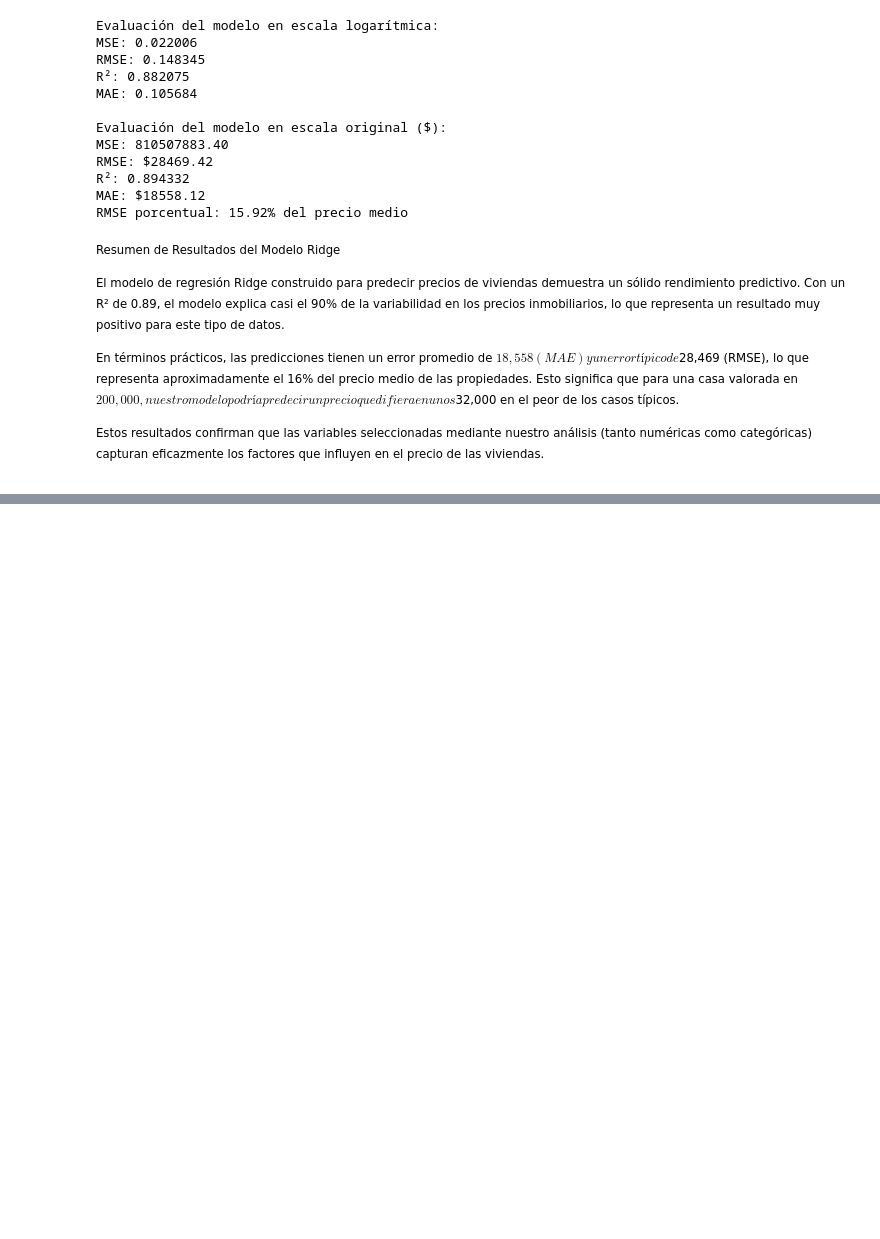
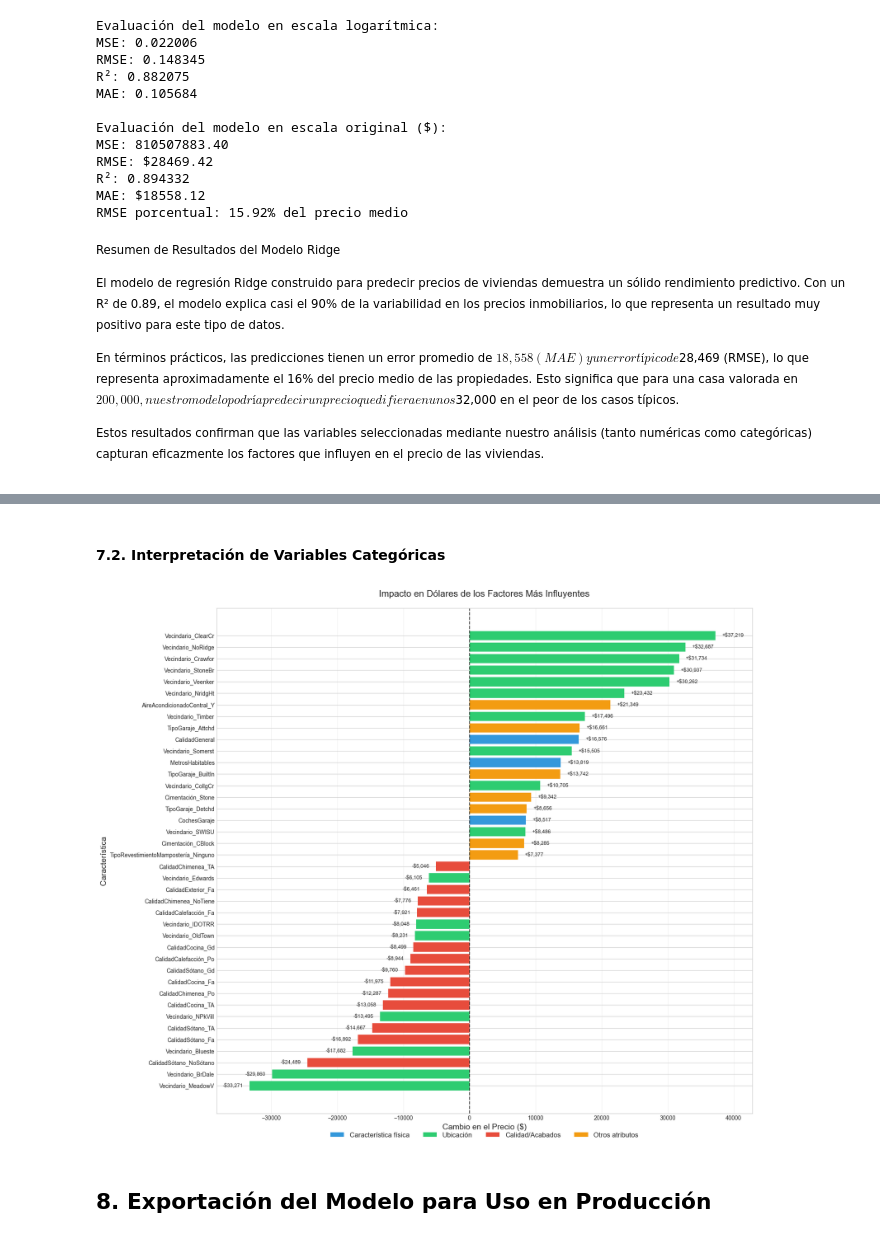
Before and after one commit to Bootcamp-IA-P4/e1_regression, a Jupyter notebook: ml-models/ridge-regression.ipynb, the cells around one changed output, grey strips where cells are left out. Saved outputs shown, nothing was run; the diff lists cells and outputs as text; code cells hidden in the pictures; blank space fills up the shorter version.

```diff
--- a/ml-models/ridge-regression.ipynb
+++ b/ml-models/ridge-regression.ipynb
@@ -642,0 +698,68 @@ Estos resultados confirman que las variables seleccionadas mediante nuestro aná
+# %% [markdown]
+#### **7.2. Interpretación de Variables Categóricas**
+# %%
+plt.figure(figsize=(18, 16))
+
+# Ordenamos por valor de impacto para mejor visualización
+top_combined = top_combined.sort_values('Impacto_Dolares')
+
+# Determinamos la categoría de cada variable
+def categorize_variable(variable):
+    if variable in vars_num_importantes:
+        return "Característica física"
+    elif "Vecindario_" in variable:
+        return "Ubicación"
+    elif "Calidad" in variable:
+        return "Calidad/Acabados"
+    else:
+        return "Otros atributos"
+
+# Aplicamos la categorización
+top_combined['Categoría'] = top_combined['Variable'].apply(categorize_variable)
+
+# Definimos una paleta de colores por categoría
+color_map = {
+    "Característica física": "#3498db",  # Azul
+    "Ubicación": "#2ecc71",              # Verde
+    "Calidad/Acabados": "#e74c3c",       # Rojo
+    "Otros atributos": "#f39c12"         # Naranja
+}
+
+# Creamos el gráfico con barras coloreadas por categoría
+bars = plt.barh(top_combined['Variable'], top_combined['Impacto_Dolares'],
+        color=[color_map[cat] for cat in top_combined['Categoría']])
+
+# Ajustamos las etiquetas para evitar solapamiento
+for i, bar in enumerate(bars):
+    dollar_value = top_combined['Impacto_Dolares'].iloc[i]
+    if dollar_value >= 0:
+        plt.text(dollar_value + 1000, i, f"+${dollar_value:,.0f}", va='center', fontsize=9)
+    else:
+        plt.text(dollar_value - 1000, i, f"-${abs(dollar_value):,.0f}", va='center', ha='right', fontsize=9)
+
+# Añadimos una línea vertical en cero y mejoramos el aspecto
+plt.axvline(x=0, color='black', linestyle='--', alpha=0.7)
+plt.title('Impacto en Dólares de los Factores Más Influyentes', fontsize=16, pad=20)
+plt.xlabel('Cambio en el Precio ($)', fontsize=14)
+plt.ylabel('Característica', fontsize=14)
+plt.grid(axis='x', alpha=0.3)
+
+# Añadimos leyenda
+legend_elements = [Patch(facecolor=color_map[cat], label=cat) for cat in color_map]
+plt.legend(handles=legend_elements, loc='upper center', bbox_to_anchor=(0.5, -0.025),
+          fancybox=True, shadow=True, ncol=4, fontsize=12)
+
+# Añadimos más espacio a la derecha para las etiquetas
+plt.subplots_adjust(right=0.85)
+
+# Ajustamos los límites del eje x para dejar más espacio
+max_value = top_combined['Impacto_Dolares'].max()
+min_value = top_combined['Impacto_Dolares'].min()
+plt.xlim(min_value*1.15, max_value*1.15)
+
+
+plt.show()
+# %% [output]
+[figure, added]
+# %% [markdown]
+## **8. Exportación del Modelo para Uso en Producción**
```
Also changed, not shown: parts of 6 cells of this notebook, 1 other file.
